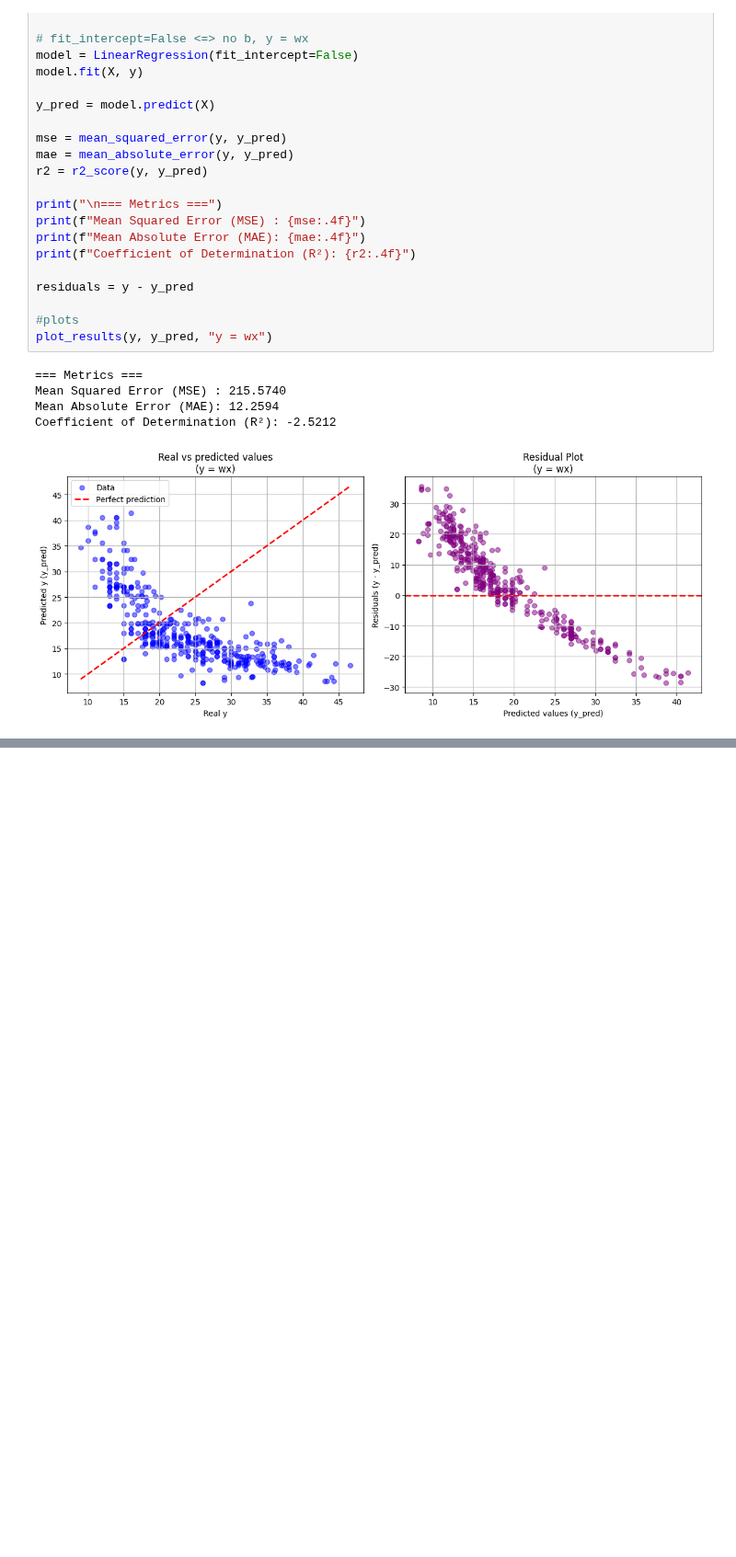
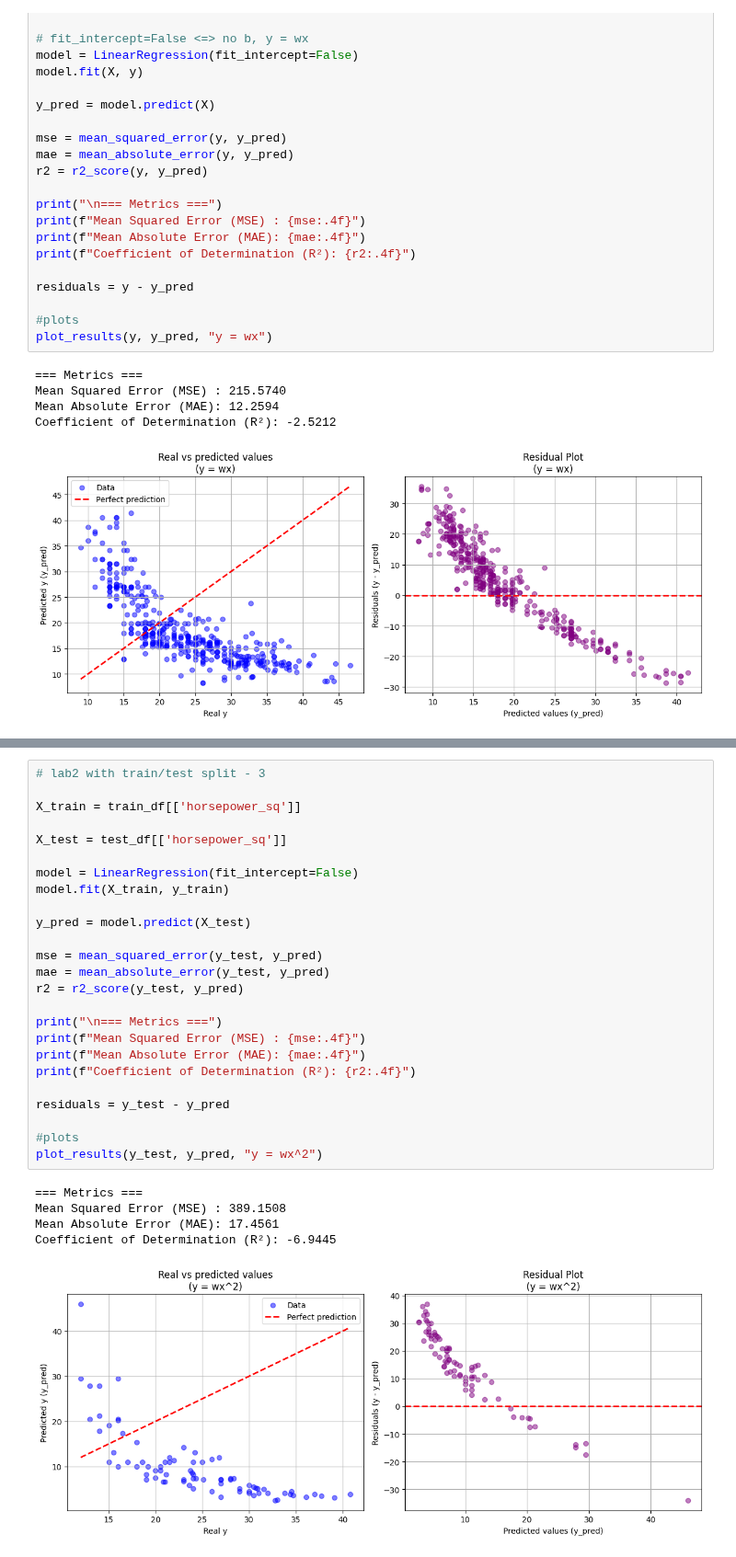
Before and after one commit to edraithenni/OIAD_2026, a Jupyter notebook: OIAD_lab2.ipynb, the cells around one changed output, grey strips where cells are left out. Shown at 92% size. Drawn from its saved outputs; the diff is of its cells as text; blank space fills up the shorter version.

```diff
--- a/OIAD_lab2.ipynb
+++ b/OIAD_lab2.ipynb
@@ -209,0 +295,31 @@ plot_results(y, y_pred, "y = w*log(x)")
+# %%
+# lab2 with train/test split - 3
+
+X_train = train_df[['horsepower_sq']]
+
+X_test = test_df[['horsepower_sq']]
+
+model = LinearRegression(fit_intercept=False)
+model.fit(X_train, y_train)
+
+y_pred = model.predict(X_test)
+
+mse = mean_squared_error(y_test, y_pred)
+mae = mean_absolute_error(y_test, y_pred)
+r2 = r2_score(y_test, y_pred)
+
+print("\n=== Metrics ===")
+print(f"Mean Squared Error (MSE) : {mse:.4f}")
+print(f"Mean Absolute Error (MAE): {mae:.4f}")
+print(f"Coefficient of Determination (R²): {r2:.4f}")
+
+residuals = y_test - y_pred
+
+#plots
+plot_results(y_test, y_pred, "y = wx^2")
+# %% [output]
+=== Metrics ===
+Mean Squared Error (MSE) : 389.1508
+Mean Absolute Error (MAE): 17.4561
+Coefficient of Determination (R²): -6.9445
+[figure, added]
```
Also changed, not shown: parts of 9 cells of this notebook.
